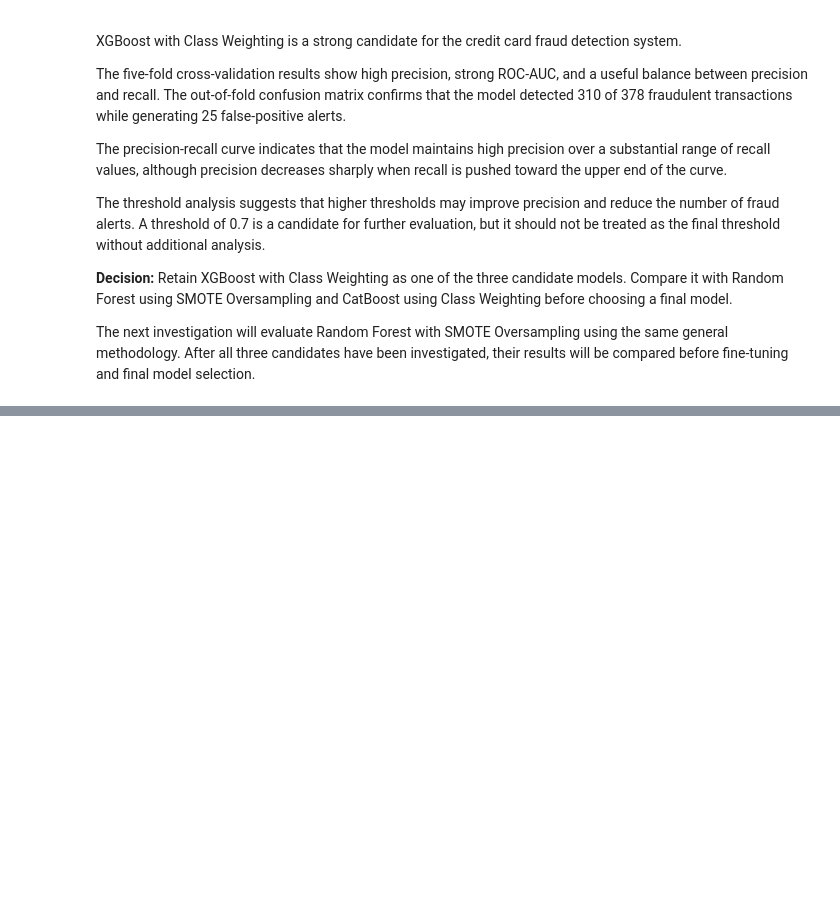
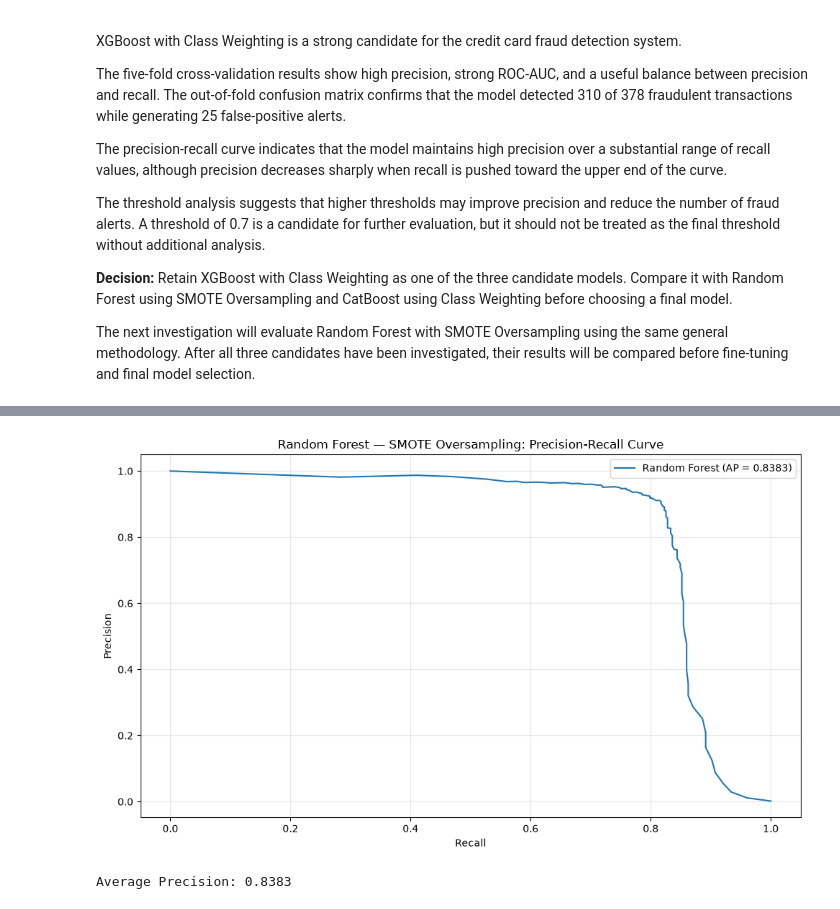
Before and after one commit to Kolade-favour/fraud-detection-system, a Jupyter notebook: notebooks/03_model_training.ipynb, the cells around one changed output, grey strips where cells are left out. Saved outputs shown, nothing was run; the diff lists cells and outputs as text; code cells hidden in the pictures; blank space fills up the shorter version.

```diff
--- a/notebooks/03_model_training.ipynb
+++ b/notebooks/03_model_training.ipynb
@@ -1105,0 +1368,36 @@ The next investigation will evaluate Random Forest with SMOTE Oversampling using
+# %%
+# Calculate precision and recall across thresholds
+rf_smote_precision, rf_smote_recall, rf_smote_thresholds = (
+    precision_recall_curve(
+        y_train,
+        rf_smote_oof_probabilities
+    )
+)
+
+# Calculate Average Precision
+rf_smote_ap = average_precision_score(
+    y_train,
+    rf_smote_oof_probabilities
+)
+
+# Plot the curve
+plt.figure(figsize=(10, 6))
+
+plt.plot(
+    rf_smote_recall,
+    rf_smote_precision,
+    label=f"Random Forest (AP = {rf_smote_ap:.4f})"
+)
+
+plt.xlabel("Recall")
+plt.ylabel("Precision")
+plt.title("Random Forest — SMOTE Oversampling: Precision-Recall Curve")
+plt.legend()
+plt.grid(alpha=0.3)
+plt.tight_layout()
+plt.show()
+
+print(f"Average Precision: {rf_smote_ap:.4f}")
+# %% [output]
+[figure, added]
+Average Precision: 0.8383
```
Also changed, not shown: parts of 20 cells of this notebook.
